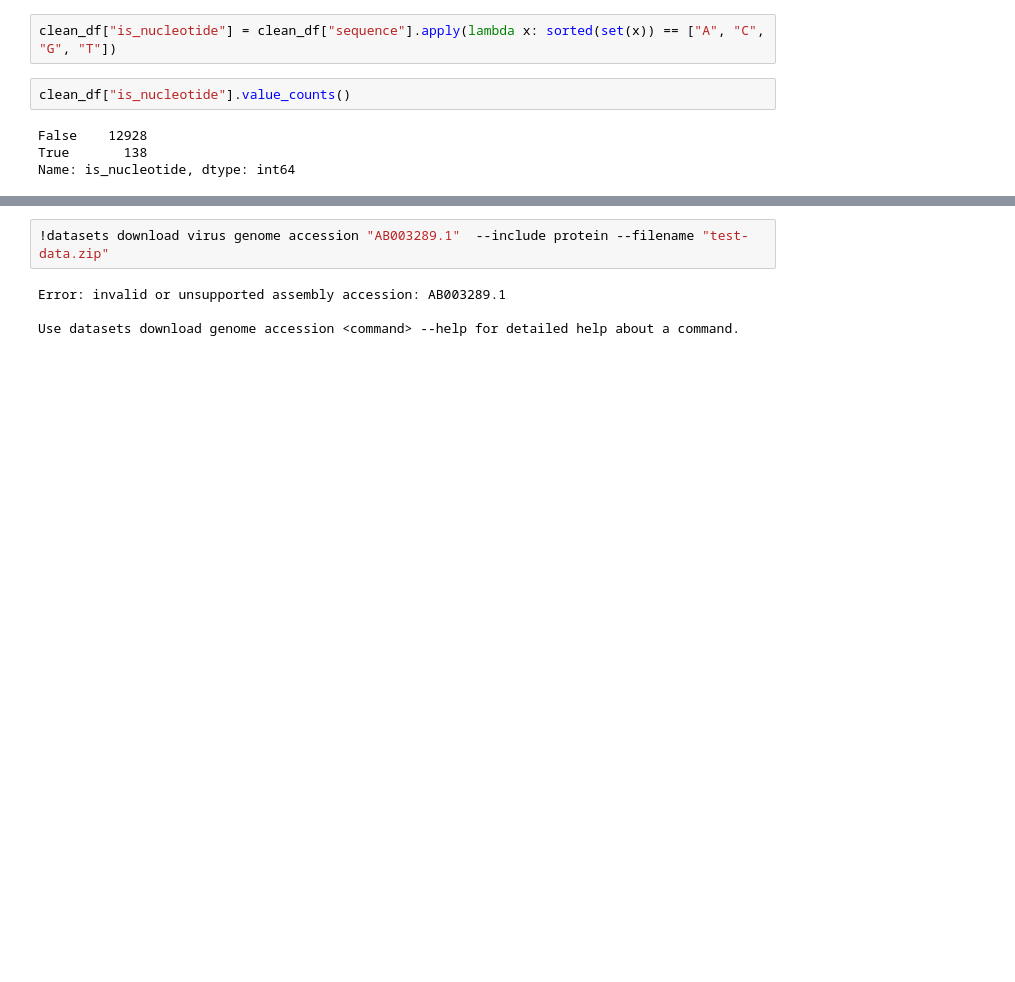
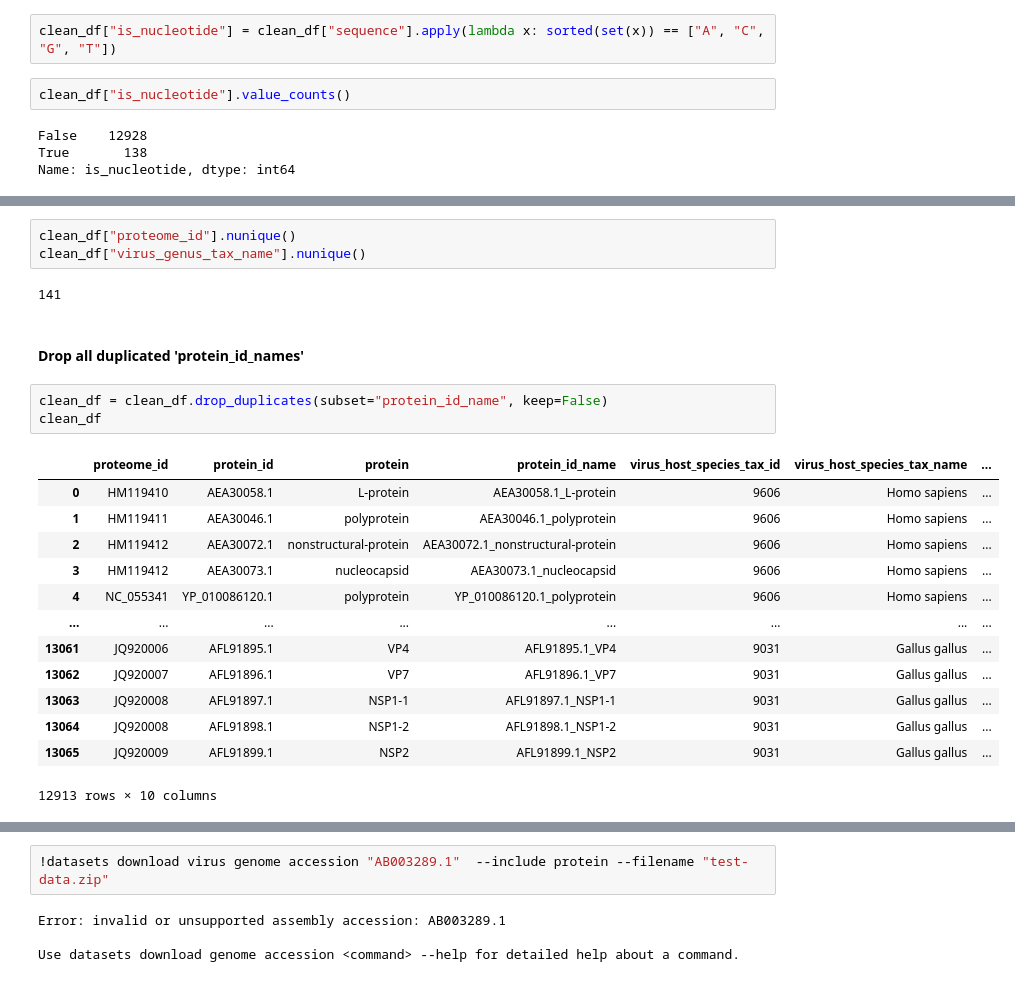
Before and after one commit to NeelTheBomb/HAVEN, a Jupyter notebook: src/jupyter_notebooks/datasets/generation/bvbrc/bvbrc_proteome_host_prediction_dataset.ipynb, the cells around one changed output, grey strips where cells are left out. Cells and saved outputs as stored; diff of their text form; blank space fills up the shorter version.

```diff
--- a/src/jupyter_notebooks/datasets/generation/bvbrc/bvbrc_proteome_host_prediction_dataset.ipynb
+++ b/src/jupyter_notebooks/datasets/generation/bvbrc/bvbrc_proteome_host_prediction_dataset.ipynb
@@ -729,0 +750,24 @@ clean_df = clean_df[clean_df["is_nucleotide"]]
+# %%
+clean_df["proteome_id"].nunique()
+clean_df["virus_genus_tax_name"].nunique()
+# %% [output]
+141
+# %% [markdown]
+#### Drop all duplicated 'protein_id_names'
+# %%
+clean_df = clean_df.drop_duplicates(subset="protein_id_name", keep=False)
+clean_df
+# %% [output]
+|  | proteome_id | protein_id | protein | protein_id_name | virus_host_species_tax_id | virus_host_species_tax_name | ... |
+| 0 | HM119410 | AEA30058.1 | L-protein | AEA30058.1_L-protein | 9606 | Homo sapiens | ... |
+| 1 | HM119411 | AEA30046.1 | polyprotein | AEA30046.1_polyprotein | 9606 | Homo sapiens | ... |
+| 2 | HM119412 | AEA30072.1 | nonstructural-protein | AEA30072.1_nonstructural-protein | 9606 | Homo sapiens | ... |
+| 3 | HM119412 | AEA30073.1 | nucleocapsid | AEA30073.1_nucleocapsid | 9606 | Homo sapiens | ... |
+| 4 | NC_055341 | YP_010086120.1 | polyprotein | YP_010086120.1_polyprotein | 9606 | Homo sapiens | ... |
+| ... | ... | ... | ... | ... | ... | ... | ... |
+| 13061 | JQ920006 | AFL91895.1 | VP4 | AFL91895.1_VP4 | 9031 | Gallus gallus | ... |
+| 13062 | JQ920007 | AFL91896.1 | VP7 | AFL91896.1_VP7 | 9031 | Gallus gallus | ... |
+| 13063 | JQ920008 | AFL91897.1 | NSP1-1 | AFL91897.1_NSP1-1 | 9031 | Gallus gallus | ... |
+| 13064 | JQ920008 | AFL91898.1 | NSP1-2 | AFL91898.1_NSP1-2 | 9031 | Gallus gallus | ... |
+| 13065 | JQ920009 | AFL91899.1 | NSP2 | AFL91899.1_NSP2 | 9031 | Gallus gallus | ... |
+12913 rows × 10 columns
```
Also changed, not shown: parts of 17 cells of this notebook.
